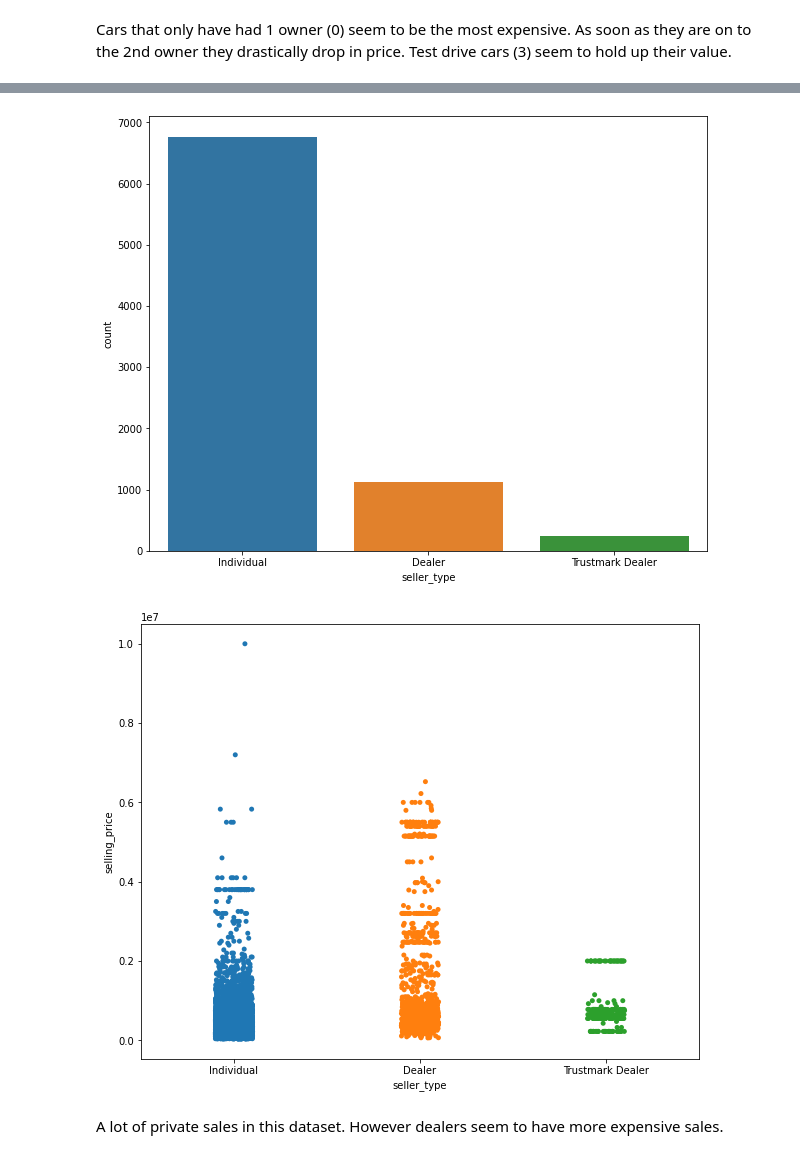
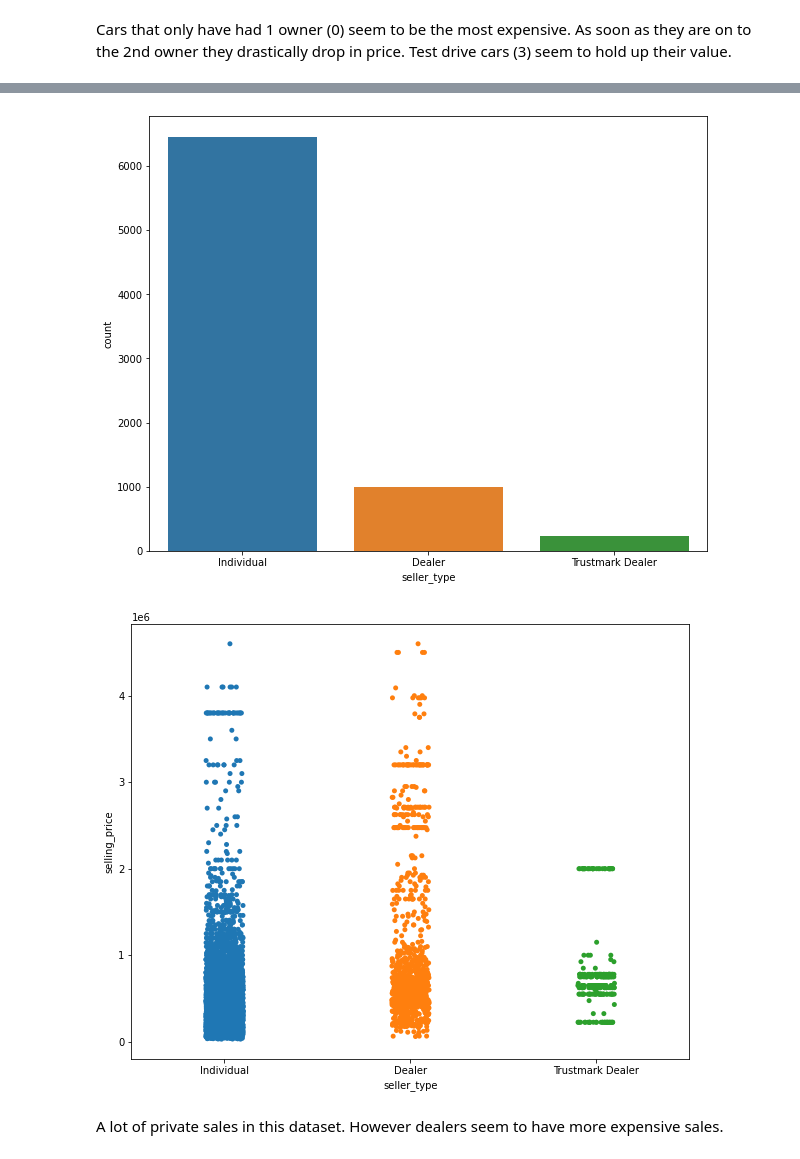
Before and after one commit to mnbuhl/used-car-price, a Jupyter notebook: data_visualization.ipynb, the cells around one changed output, grey strips where cells are left out. Drawn from its saved outputs; the diff is of its cells as text; code cells hidden in the pictures.

```diff
--- a/data_visualization.ipynb
+++ b/data_visualization.ipynb
@@ -117,15 +117,15 @@ Cars that have driven less are the most expensive as expected.
 # %%
 plt.figure(figsize=(10, 8))
-sns.countplot(x="seller_type", data=dataset_unaltered)
+sns.countplot(x="seller_type", data=dataset)
 plt.show()
 # %% [output]
-[figure, old version]
+[figure, new version]
 # %%
 plt.figure(figsize=(10, 8))
-sns.stripplot(y="selling_price", x="seller_type", data=dataset_unaltered)
+sns.stripplot(y="selling_price", x="seller_type", data=dataset)
 plt.show()
 # %% [output]
-[figure, old version]
+[figure, new version]
 # %% [markdown]
 A lot of private sales in this dataset. However dealers seem to have more expensive sales.
 # %%
```
Also changed, not shown: parts of 18 cells of this notebook, 4 other files.
